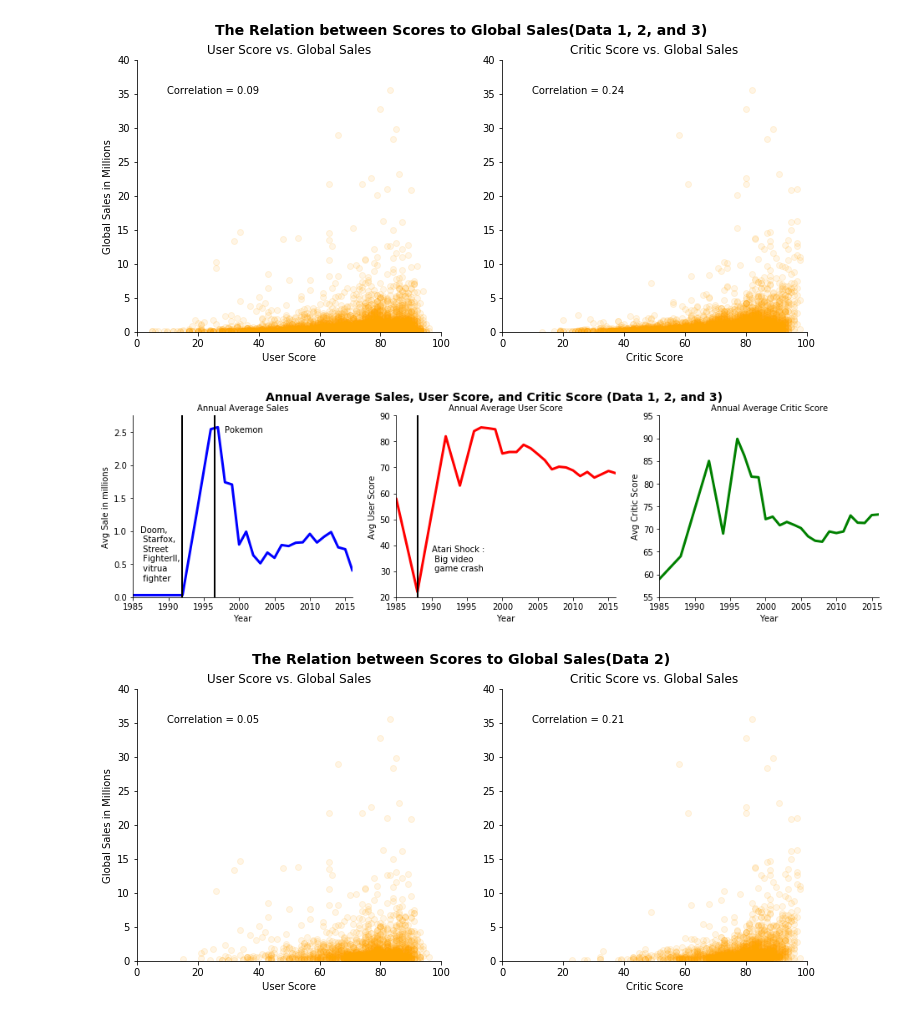
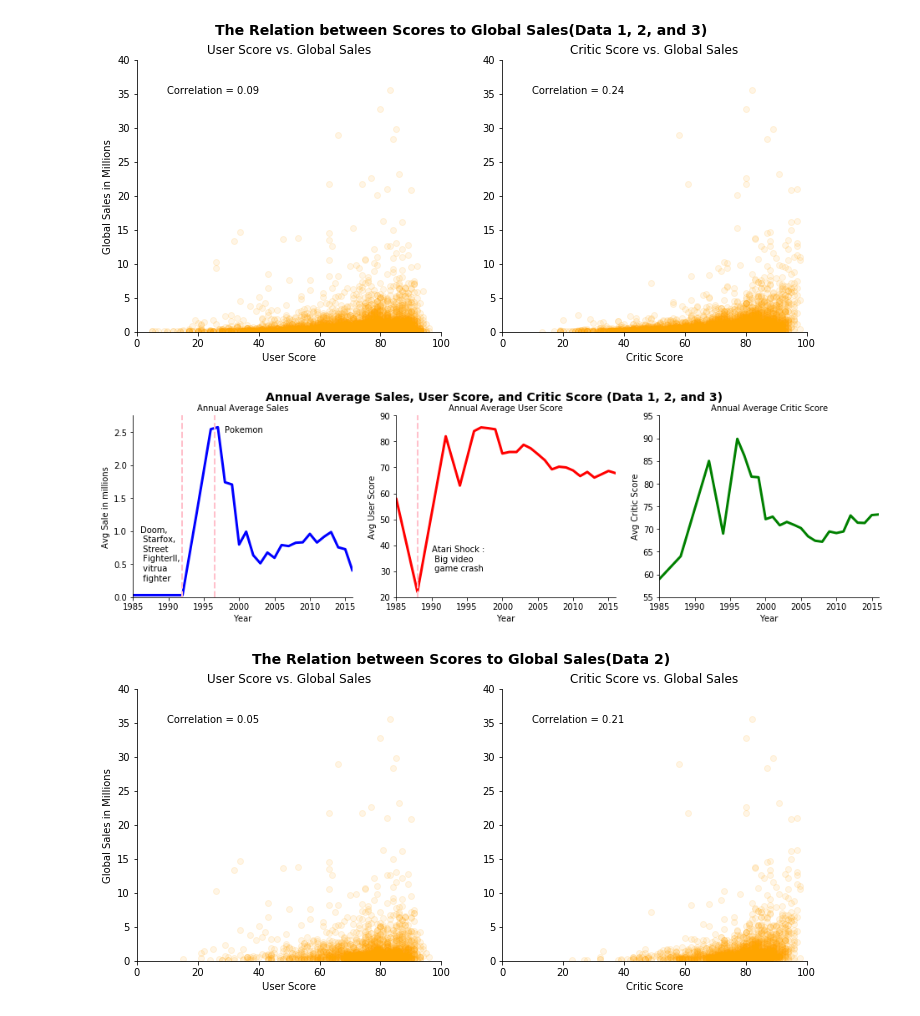
Before and after one commit to mell0611/data_science_project, a Jupyter notebook: data_analysis.ipynb, the cells around one changed output. Cells and saved outputs as stored; diff of their text form; code cells hidden in the pictures.

```diff
--- a/data_analysis.ipynb
+++ b/data_analysis.ipynb
@@ -228,37 +228,37 @@ for var in ax:
 
     var.set_xlabel('Year')
     var.set_xlim(1985,2016)
 
     if count == 0 :
         var.set_ylabel('Avg Sale in millions')
         var.set_ylim(0,2.75)
     elif count == 1:
         var.set_ylabel('Avg User Score')
         var.set_ylim(20,90)
     else:
         var.set_ylabel('Avg Critic Score')
         var.set_ylim(55,95)
     count+=1
-ax[0].axvline(x=1992, color='k', linestyle='-', linewidth=2)
+ax[0].axvline(x=1992, color='pink', linestyle='--', linewidth=2)
 
 message = "Doom, \n Starfox, \n Street \n FighterII, \n vitrua \n fighter " # Create the message, convert the number to a string,
                                                   # then add it
 ax[0].text(1986, 0.25, message, horizontalalignment='left') # then alling everything on the
 
-ax[0].axvline(x=1996.5, color='k', linestyle='-', linewidth=2)
+ax[0].axvline(x=1996.5, color='pink', linestyle='--', linewidth=2)
 
 message = "Pokemon" # Create the message, convert the number to a string,
                                                   # then add it
 ax[0].text(1998, 2.5, message, horizontalalignment='left') # then alling everything on the
 
-ax[1].axvline(x=1988, color='k', linestyle='-', linewidth=2)
+ax[1].axvline(x=1988, color='pink', linestyle='--', linewidth=2)
 
 message = "Atari Shock : \n Big video \n game crash " # Create the message, convert the number to a string,
                                                   # then add it
 ax[1].text(1990, 30, message, horizontalalignment='left') # then alling everything on the
 plt.show()
 # %% [output]
-[figure, old version]
+[figure, new version]
 # %%
 # low correlation  --> got only data2
 data2 = pd.read_csv("dataset/data2_modified.csv")
```
